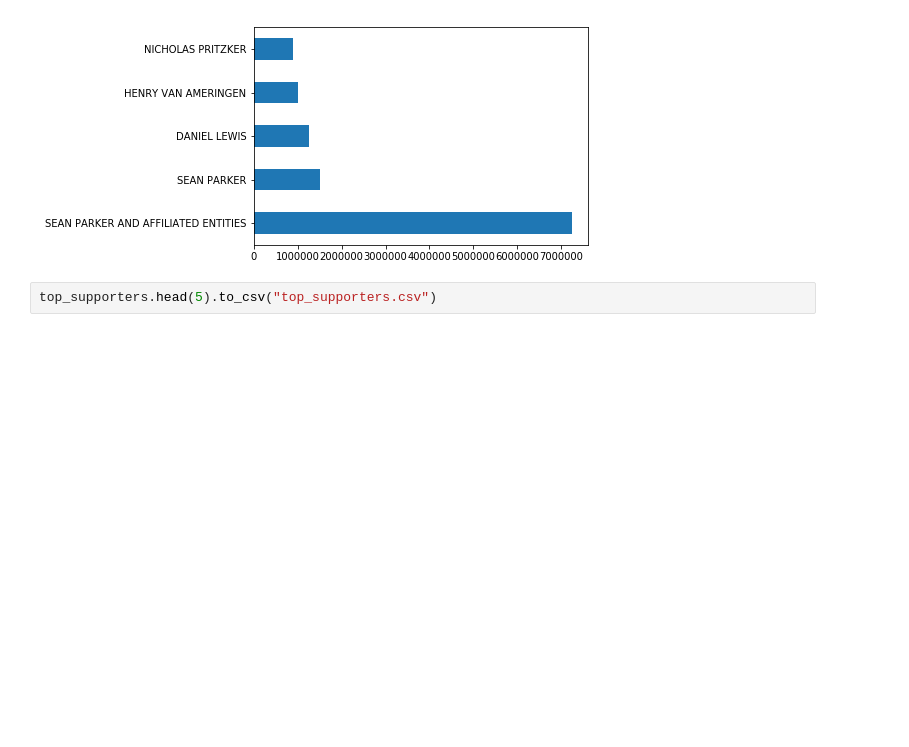
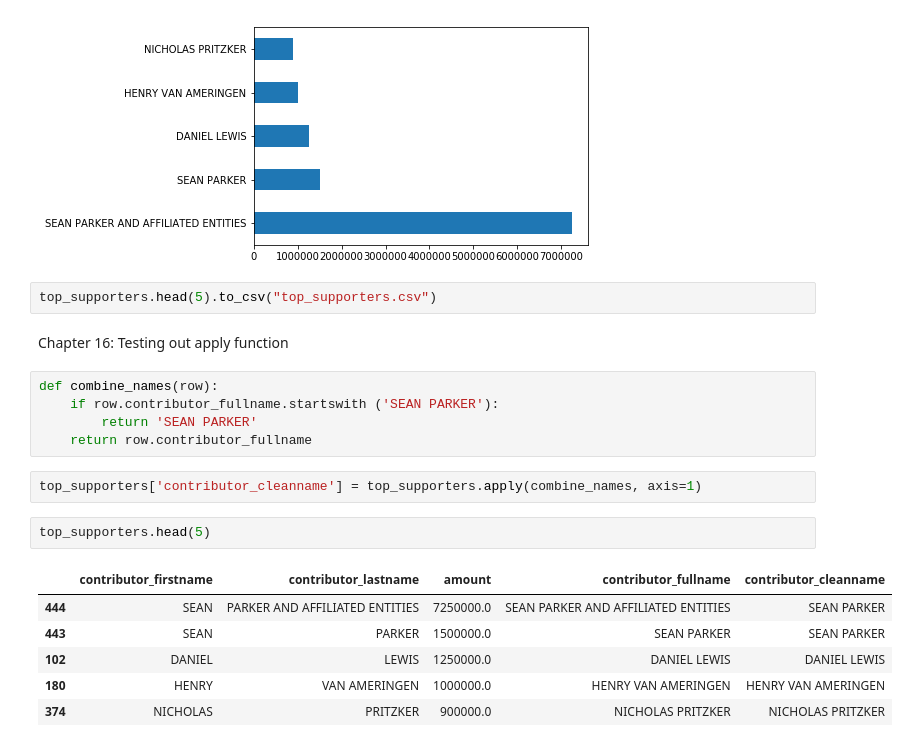
Before and after one commit to ForgottenCoast/first-python-notebook_prop64, a Jupyter notebook: Prop_64.ipynb, the cells around one changed output. Drawn from its saved outputs; the diff is of its cells as text; blank space fills up the shorter version.

Commit message:
Completed chapter 16

```diff
--- a/Prop_64.ipynb
+++ b/Prop_64.ipynb
@@ -330,3 +334,21 @@ chart_ts.set_yticklabels(top_supporters.contributor_fullname)
 [figure]
 # %%
 top_supporters.head(5).to_csv("top_supporters.csv")
+# %% [markdown]
+Chapter 16: Testing out apply function
+# %%
+def combine_names(row):
+    if row.contributor_fullname.startswith ('SEAN PARKER'):
+        return 'SEAN PARKER'
+    return row.contributor_fullname
+# %%
+top_supporters['contributor_cleanname'] = top_supporters.apply(combine_names, axis=1)
+# %%
+top_supporters.head(5)
+# %% [output]
+|  | contributor_firstname | contributor_lastname | amount | contributor_fullname | contributor_cleanname |
+| 444 | SEAN | PARKER AND AFFILIATED ENTITIES | 7250000.0 | SEAN PARKER AND AFFILIATED ENTITIES | SEAN PARKER |
+| 443 | SEAN | PARKER | 1500000.0 | SEAN PARKER | SEAN PARKER |
+| 102 | DANIEL | LEWIS | 1250000.0 | DANIEL LEWIS | DANIEL LEWIS |
+| 180 | HENRY | VAN AMERINGEN | 1000000.0 | HENRY VAN AMERINGEN | HENRY VAN AMERINGEN |
+| 374 | NICHOLAS | PRITZKER | 900000.0 | NICHOLAS PRITZKER | NICHOLAS PRITZKER |
```
Also changed, not shown: parts of 4 cells of this notebook.
